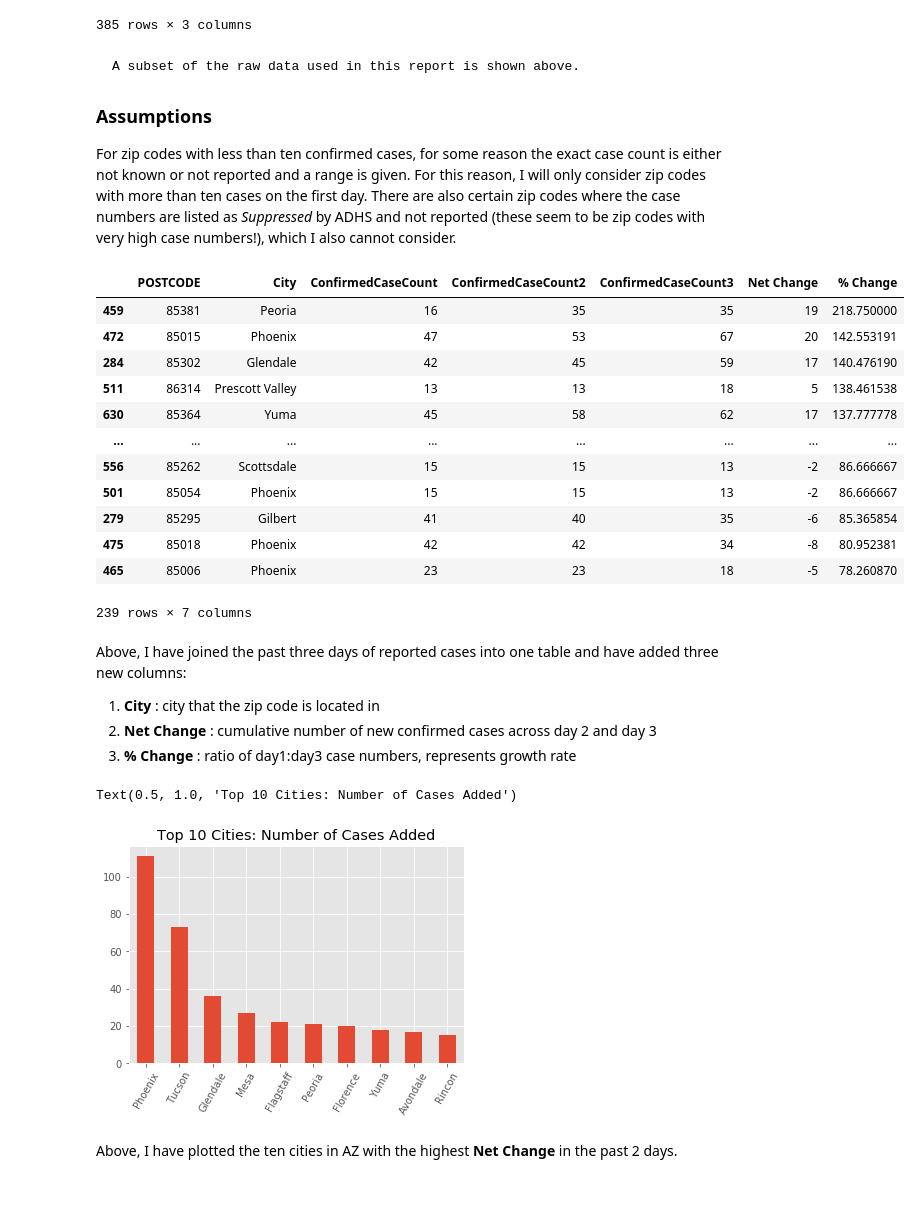
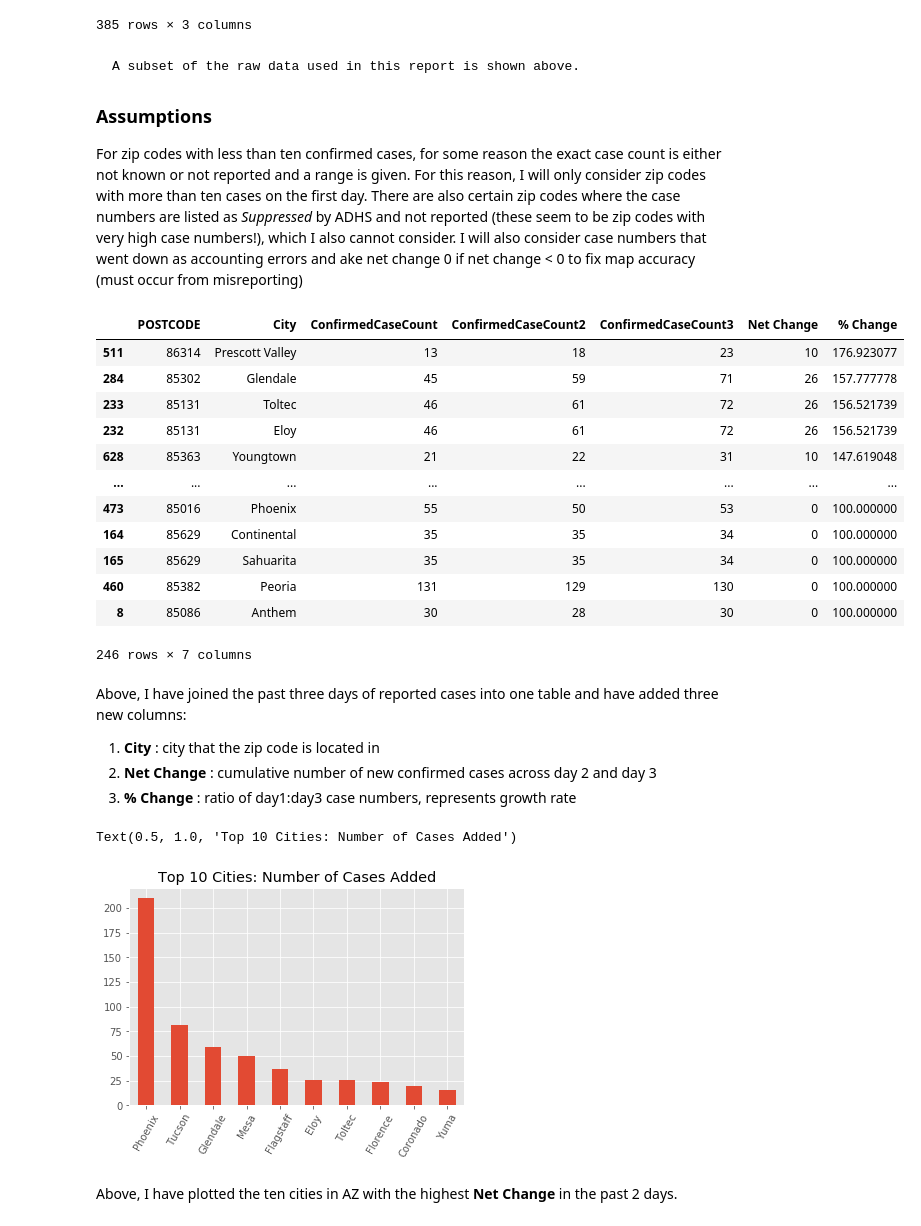
Before and after one commit to jonschack/CurrentAZCovidCases, a Jupyter notebook: Current COVID-19 Cases in Arizona by Zip Code.ipynb, the cells around one changed output. Drawn from its saved outputs; the diff is of its cells as text; code cells hidden in the pictures; blank space fills up the shorter version.

```diff
--- a/Current COVID-19 Cases in Arizona by Zip Code.ipynb
+++ b/Current COVID-19 Cases in Arizona by Zip Code.ipynb
@@ -39,7 +39,7 @@ dayOne
 
 ### **Assumptions**
 
-For zip codes with less than ten confirmed cases, for some reason the exact case count is either not known or not reported and a range is given. For this reason, I will only consider zip codes with more than ten cases on the first day. There are also certain zip codes where the case numbers are listed as *Suppressed* by ADHS and not reported (these seem to be zip codes with very high case numbers!), which I also cannot consider.
+For zip codes with less than ten confirmed cases, for some reason the exact case count is either not known or not reported and a range is given. For this reason, I will only consider zip codes with more than ten cases on the first day. There are also certain zip codes where the case numbers are listed as *Suppressed* by ADHS and not reported (these seem to be zip codes with very high case numbers!), which I also cannot consider. I will also consider case numbers that went down as accounting errors and ake net change 0 if net change < 0 to fix map accuracy (must occur from misreporting)
 # %%
 #Drop unncessary case category columns
 dayOne = dayOne.drop(columns=['ConfirmedCaseCategory'],axis=1)
@@ -52,45 +52,49 @@ secondJoin = pd.merge(dayOne, firstJoin, on='POSTCODE')
 
 #Join cities
 dayOneToThree = pd.merge(ZipCities, secondJoin, on='POSTCODE')
 
 #Drop cases < 10 or suppressed
 for index, row in dayOneToThree.iterrows():
     if '-' in row['ConfirmedCaseCount'] or '-' in row['ConfirmedCaseCount2'] or '-' in row['ConfirmedCaseCount3']:
         dayOneToThree.drop(index, inplace=True)
     elif row['ConfirmedCaseCount'] == '0':
         dayOneToThree.drop(index, inplace=True)
     elif row['ConfirmedCaseCount'] == 'Data Suppressed':
         dayOneToThree.drop(index, inplace=True)
 
 #Convert case numbers to ints
 caseNumberColumns = ['ConfirmedCaseCount','ConfirmedCaseCount2','ConfirmedCaseCount3']
 dayOneToThree[caseNumberColumns] = dayOneToThree[caseNumberColumns].astype(int)
 
 #Add net change column
 dayOneToThree['Net Change'] = dayOneToThree['ConfirmedCaseCount3'] - dayOneToThree['ConfirmedCaseCount']
 
 #Add percentage change column
 dayOneToThree['% Change'] = 100*(dayOneToThree['ConfirmedCaseCount3'] / dayOneToThree['ConfirmedCaseCount'])
 
+#Make net change 0 if net change < 0 to fix map accuracy (must occur from misreporting)
+dayOneToThree.loc[dayOneToThree['Net Change'] < 0, 'Net Change'] = 0
+dayOneToThree.loc[dayOneToThree['% Change'] < 100, '% Change'] = 100
+
 #sort
 dayOneToThree = dayOneToThree.sort_values(by='% Change', ascending=False)
 
 #with pd.option_context('display.max_rows', None, 'display.max_columns', None):
 display(dayOneToThree)
 # %% [output]
 |  | POSTCODE | City | ConfirmedCaseCount | ConfirmedCaseCount2 | ConfirmedCaseCount3 | Net Change | % Change |
-| 459 | 85381 | Peoria | 16 | 35 | 35 | 19 | 218.750000 |
-| 472 | 85015 | Phoenix | 47 | 53 | 67 | 20 | 142.553191 |
-| 284 | 85302 | Glendale | 42 | 45 | 59 | 17 | 140.476190 |
-| 511 | 86314 | Prescott Valley | 13 | 13 | 18 | 5 | 138.461538 |
-| 630 | 85364 | Yuma | 45 | 58 | 62 | 17 | 137.777778 |
+| 511 | 86314 | Prescott Valley | 13 | 18 | 23 | 10 | 176.923077 |
+| 284 | 85302 | Glendale | 45 | 59 | 71 | 26 | 157.777778 |
+| 233 | 85131 | Toltec | 46 | 61 | 72 | 26 | 156.521739 |
+| 232 | 85131 | Eloy | 46 | 61 | 72 | 26 | 156.521739 |
+| 628 | 85363 | Youngtown | 21 | 22 | 31 | 10 | 147.619048 |
 | ... | ... | ... | ... | ... | ... | ... | ... |
-| 556 | 85262 | Scottsdale | 15 | 15 | 13 | -2 | 86.666667 |
-| 501 | 85054 | Phoenix | 15 | 15 | 13 | -2 | 86.666667 |
-| 279 | 85295 | Gilbert | 41 | 40 | 35 | -6 | 85.365854 |
-| 475 | 85018 | Phoenix | 42 | 42 | 34 | -8 | 80.952381 |
-| 465 | 85006 | Phoenix | 23 | 23 | 18 | -5 | 78.260870 |
+| 473 | 85016 | Phoenix | 55 | 50 | 53 | 0 | 100.000000 |
+| 164 | 85629 | Continental | 35 | 35 | 34 | 0 | 100.000000 |
+| 165 | 85629 | Sahuarita | 35 | 35 | 34 | 0 | 100.000000 |
+| 460 | 85382 | Peoria | 131 | 129 | 130 | 0 | 100.000000 |
+| 8 | 85086 | Anthem | 30 | 28 | 30 | 0 | 100.000000 |
-239 rows × 7 columns
+246 rows × 7 columns
 # %% [markdown]
 Above, I have joined the past three days of reported cases into one table and have added three new columns:
 1. **City** : city that the zip code is located in
@@ -105,7 +109,7 @@ byCityTopTenPlot.set_xticklabels(byCity.City)
 byCityTopTenPlot.set_title('Top 10 Cities: Number of Cases Added')
 # %% [output]
 Text(0.5, 1.0, 'Top 10 Cities: Number of Cases Added')
-[figure, old version]
+[figure, new version]
 # %% [markdown]
 Above, I have plotted the ten cities in AZ with the highest **Net Change** in the past 2 days.
 # %%
```
Also changed, not shown: parts of 3 cells of this notebook, 3 other files.
